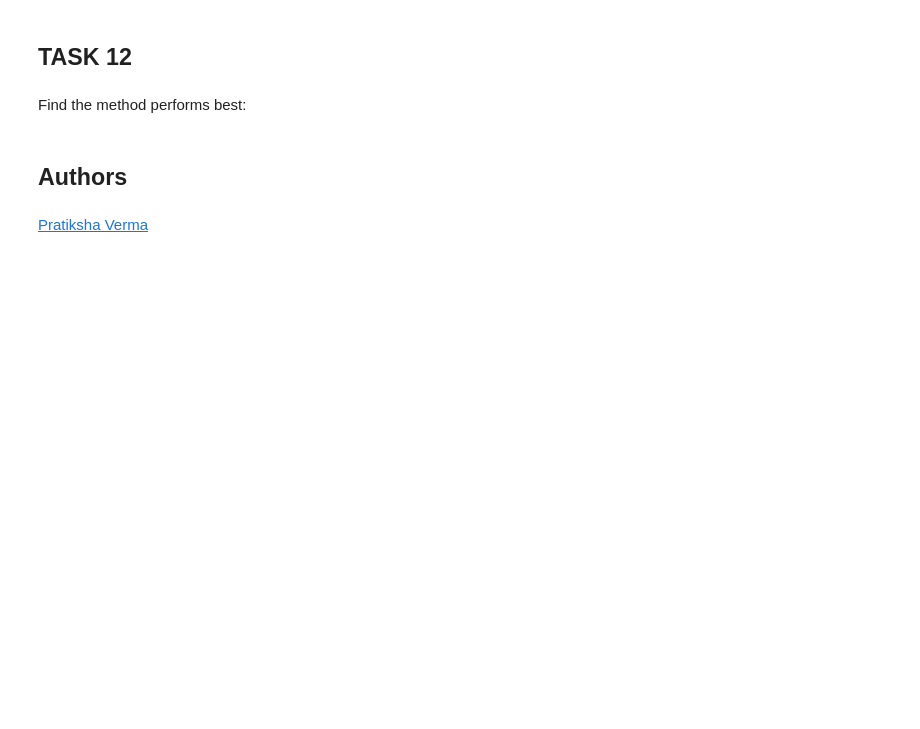
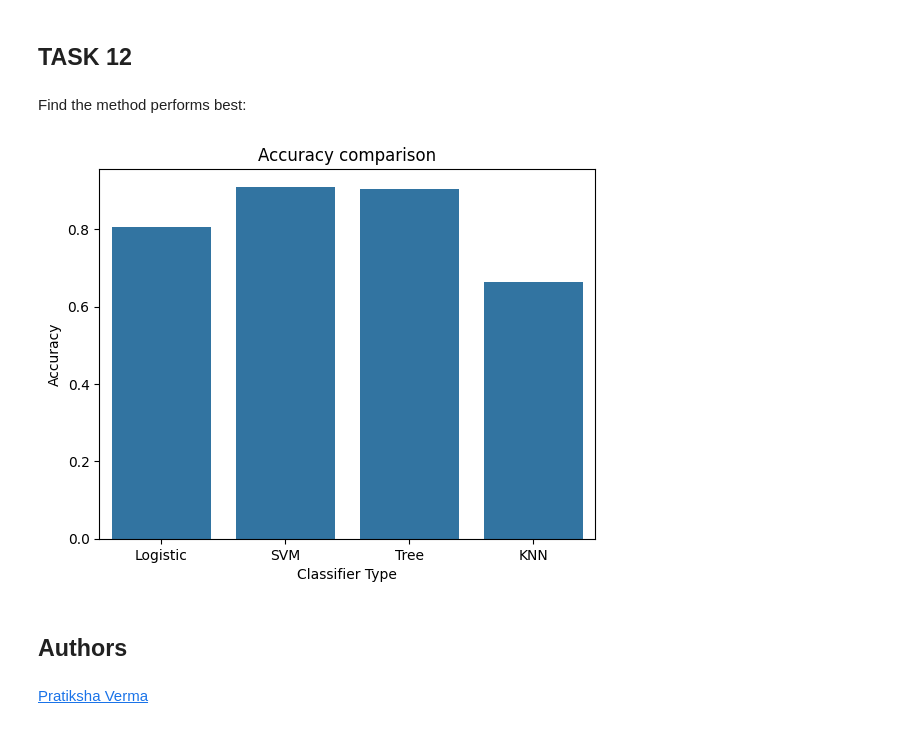
Before and after one commit to DerrohXy/IBM_DSC, a Jupyter notebook: SpaceX_Machine Learning Prediction_Part_5.ipynb, the cells around one changed output. Saved outputs shown, nothing was run; the diff lists cells and outputs as text; code cells hidden in the pictures; blank space fills up the shorter version.

```diff
--- a/SpaceX_Machine Learning Prediction_Part_5.ipynb
+++ b/SpaceX_Machine Learning Prediction_Part_5.ipynb
@@ -351,6 +371,19 @@ plot_confusion_matrix(Y_test,yhat)
 ## TASK  12
 # %% [markdown]
 Find the method performs best:
+# %%
+data = {
+    "Type":["Logistic","SVM","Tree","KNN"],
+    "Acc":[0.80535,0.91000000, 0.9035714, 0.66428]
+}
+df = pd.DataFrame(data)
+sns.barplot(x='Type', y='Acc', data=df)
+plt.title('Accuracy comparison')
+plt.xlabel("Classifier Type")
+plt.ylabel("Accuracy")
+plt.show()
+# %% [output]
+[figure, added]
 # %% [markdown]
 ## Authors
 # %% [markdown]
```
Also changed, not shown: parts of 19 cells of this notebook.
